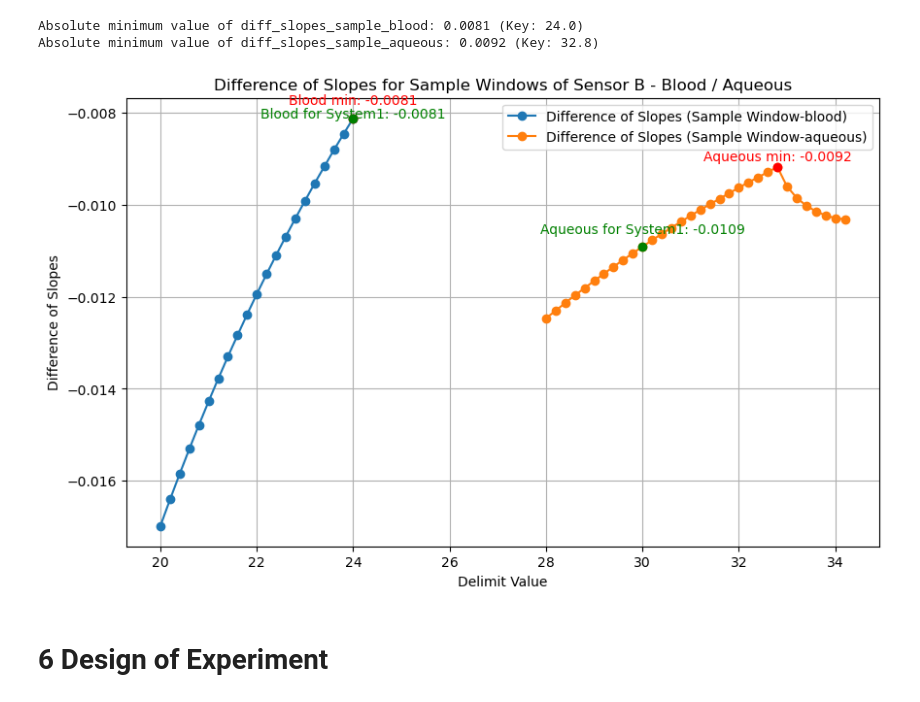
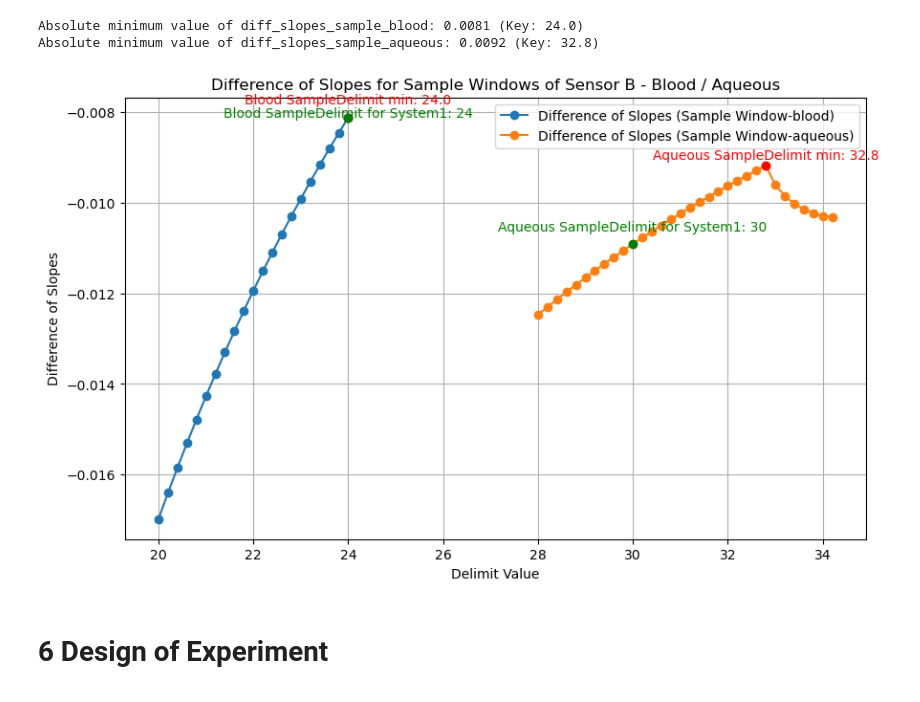
Before and after one commit to dejaytang/Capstone_Siemens, a Jupyter notebook: Coding/Nan/Siemens_window_optimization_Nan.ipynb, the cells around one changed output. Drawn from its saved outputs; the diff is of its cells as text; code cells hidden in the pictures.

```diff
--- a/Coding/Nan/Siemens_window_optimization_Nan.ipynb
+++ b/Coding/Nan/Siemens_window_optimization_Nan.ipynb
@@ -720,37 +704,37 @@ plt.plot(delimits_aqueous, diff_slopes_aqueous, label='Difference of Slopes (Sam
 # Mark the minimum absolute values
 plt.scatter(min_abs_diff_slopes_sample_blood_key, diff_slopes_result_B_sample_blood[min_abs_diff_slopes_sample_blood_key]['diff_slopes_sample_blood'],
             color='red', zorder=5)
 plt.scatter(sampleDelimit_B_blood, diff_slopes_result_B_sample_blood[sampleDelimit_B_blood]['diff_slopes_sample_blood'],
             color='green', zorder=5)
 plt.scatter(min_abs_diff_slopes_sample_aqueous_key, diff_slopes_result_B_sample_aqueous[min_abs_diff_slopes_sample_aqueous_key]['diff_slopes_sample_aqueous'],
             color='red', zorder=5)
 plt.scatter(sampleDelimit_B_aqueous, diff_slopes_result_B_sample_aqueous[sampleDelimit_B_aqueous]['diff_slopes_sample_aqueous'],
             color='green', zorder=5)
 
 # Annotate the points with minimum values
-plt.annotate(f'Blood min: {diff_slopes_result_B_sample_blood[min_abs_diff_slopes_sample_blood_key]["diff_slopes_sample_blood"]:.4f}',
+plt.annotate(f'Blood SampleDelimit min: {min_abs_diff_slopes_sample_blood_key}',
              (min_abs_diff_slopes_sample_blood_key, diff_slopes_result_B_sample_blood[min_abs_diff_slopes_sample_blood_key]['diff_slopes_sample_blood']),
              textcoords="offset points", xytext=(0,10), ha='center', color='red')
-plt.annotate(f'Blood for System1: {diff_slopes_result_B_sample_blood[sampleDelimit_B_blood]["diff_slopes_sample_blood"]:.4f}',
+plt.annotate(f'Blood SampleDelimit for System1: {sampleDelimit_B_blood}',
              (sampleDelimit_B_blood, diff_slopes_result_B_sample_blood[sampleDelimit_B_blood]['diff_slopes_sample_blood']),
              textcoords="offset points", xytext=(0,0), ha='center', color='green')
-plt.annotate(f'Aqueous min: {diff_slopes_result_B_sample_aqueous[min_abs_diff_slopes_sample_aqueous_key]["diff_slopes_sample_aqueous"]:.4f}',
+plt.annotate(f'Aqueous SampleDelimit min: {min_abs_diff_slopes_sample_aqueous_key}',
              (min_abs_diff_slopes_sample_aqueous_key, diff_slopes_result_B_sample_aqueous[min_abs_diff_slopes_sample_aqueous_key]['diff_slopes_sample_aqueous']),
              textcoords="offset points", xytext=(0,5), ha='center', color='red')
-plt.annotate(f'Aqueous for System1: {diff_slopes_result_B_sample_aqueous[sampleDelimit_B_aqueous]["diff_slopes_sample_aqueous"]:.4f}',
+plt.annotate(f'Aqueous SampleDelimit for System1: {sampleDelimit_B_aqueous}',
              (sampleDelimit_B_aqueous, diff_slopes_result_B_sample_aqueous[sampleDelimit_B_aqueous]['diff_slopes_sample_aqueous']),
              textcoords="offset points", xytext=(0,10), ha='center', color='green')
 
 # Adding title and labels
 plt.title('Difference of Slopes for Sample Windows of Sensor B - Blood / Aqueous')
 plt.xlabel('Delimit Value')
 plt.ylabel('Difference of Slopes')
 plt.legend()
 
 # Display the plot
 plt.grid(True)
 plt.show()
 # %% [output]
-[figure, old version]
+[figure, new version]
 # %% [markdown]
 # 6 Design of Experiment
```
Also changed, not shown: parts of 3 cells of this notebook.
